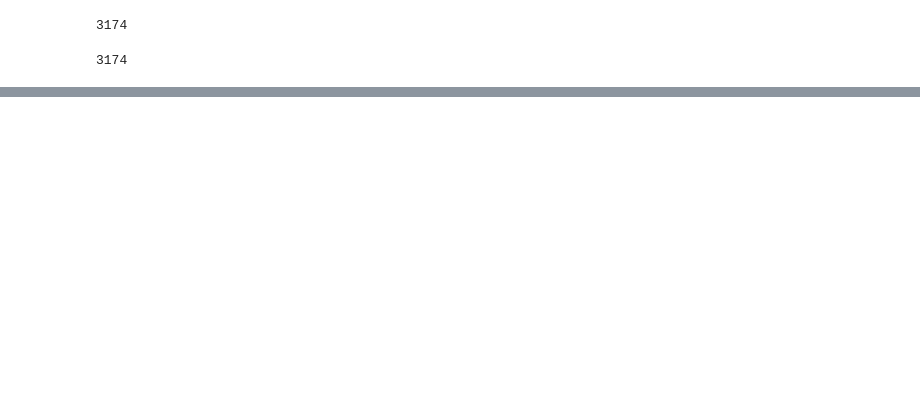
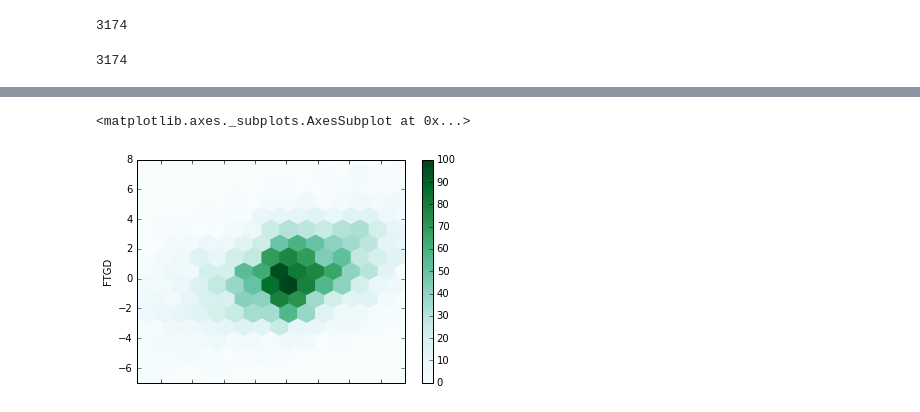
Before and after one commit to mgbukov/bundesliga, a Jupyter notebook: Buli_Download.ipynb, the cells around one changed output, grey strips where cells are left out. Cells and saved outputs as stored; diff of their text form; code cells hidden in the pictures; blank space fills up the shorter version.

```diff
--- a/Buli_Download.ipynb
+++ b/Buli_Download.ipynb
@@ -268,0 +296,5 @@ complete_running_df.plot.hexbin(x='HGA', y='AGA', C='Odds', gridsize=20)
+# %%
+complete_df.plot.hexbin(x='Odds', y='FTGD', gridsize=15)
+# %% [output]
+<matplotlib.axes._subplots.AxesSubplot at 0x...>
+[figure, added]
```
Also changed, not shown: parts of 7 cells of this notebook, 17 other files.
